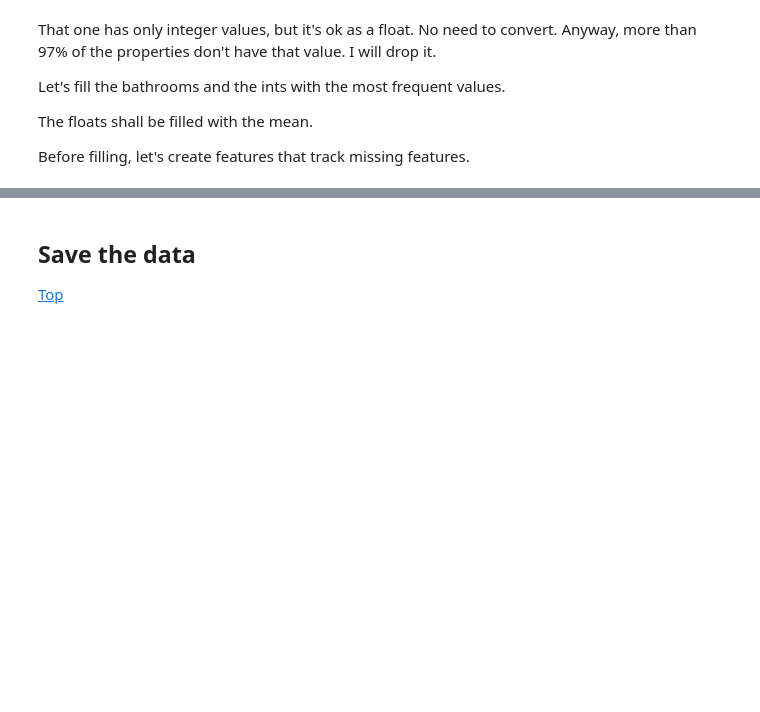
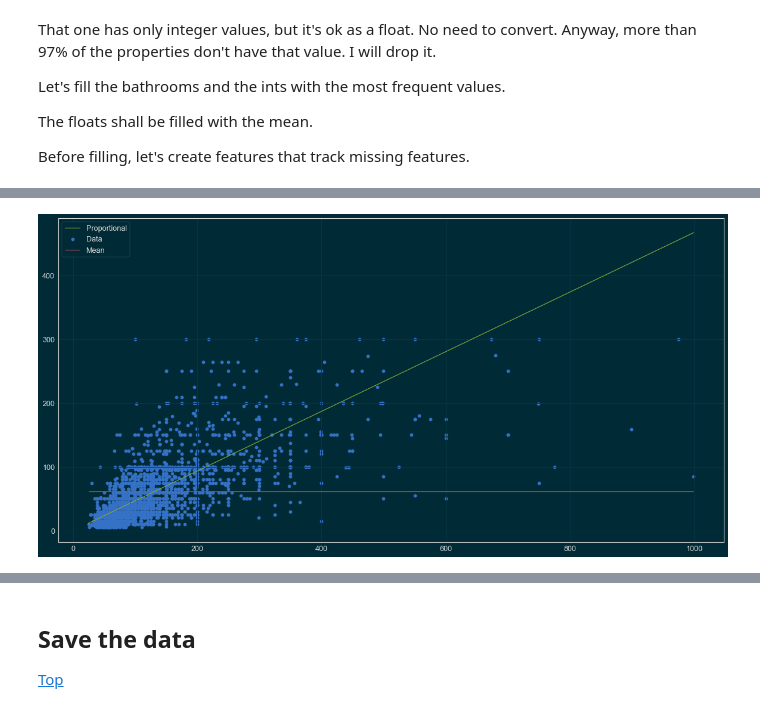
Before and after one commit to mtasende/airbnb-analysis, a Jupyter notebook: notebooks/001-mt-first-look-at-the-data.ipynb, the cells around one changed output, grey strips where cells are left out. Saved outputs shown, nothing was run; the diff lists cells and outputs as text; code cells hidden in the pictures; blank space fills up the shorter version.

Commit message:
more preprocessing and missing data

```diff
--- a/notebooks/001-mt-first-look-at-the-data.ipynb
+++ b/notebooks/001-mt-first-look-at-the-data.ipynb
@@ -1360,0 +1497,3 @@ dtype: float64
+# %%
+week_factor = (listings.weekly_price / listings.price).mean()
+week_factor
@@ -1360,0 +1502,3 @@ dtype: float64
+# %%
+month_factor = (listings.monthly_price / listings.price).mean()
+month_factor
@@ -1360,0 +1507,6 @@ dtype: float64
+# %%
+# Fill the long-term prices with the daily price
+listings.weekly_price = listings.weekly_price.fillna(
+    listings.price * week_factor)
+listings.monthly_price = listings.monthly_price.fillna(
+    listings.price * month_factor)
@@ -1360,0 +1522,17 @@ dtype: float64
+# %%
+def prop_vs_mean(x, y):
+    """ Proportional dependency vs "taking the mean" comparison. """
+    data = pd.concat([x, y], axis=1).dropna(how='any')
+    x = data[x.name]
+    y = data[y.name]
+
+    a = (y.values / x.values).mean()
+    plt.scatter(x, y, label='Data')
+    plt.hlines(y.mean(), x.min(), x.max(), colors='r', label='Mean')
+    x_t = np.linspace(x.min(), x.max(), 1000)
+    plt.plot(x_t, a * x_t, 'g', label='Proportional')
+    plt.legend()
+# %%
+prop_vs_mean(listings.price, listings.cleaning_fee)
+# %% [output]
+[figure, added]
```
Also changed, not shown: parts of 30 cells of this notebook, 7 other files.
